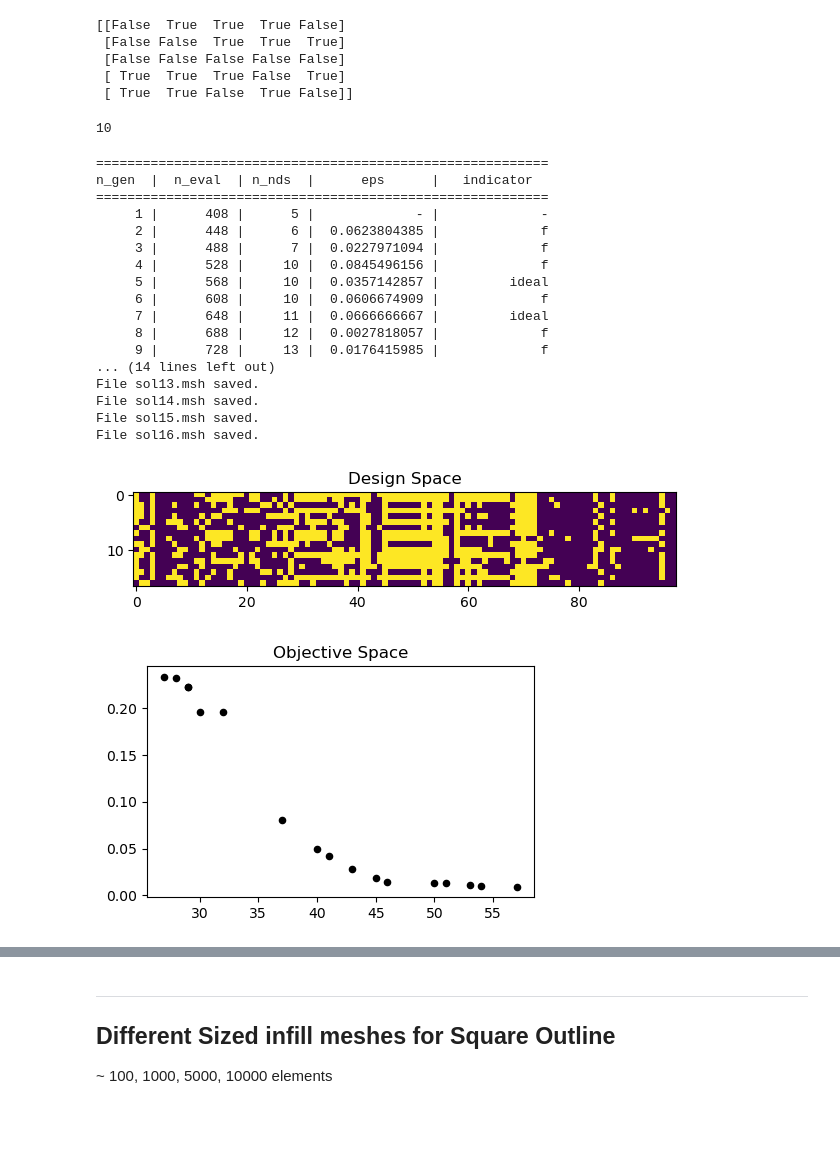
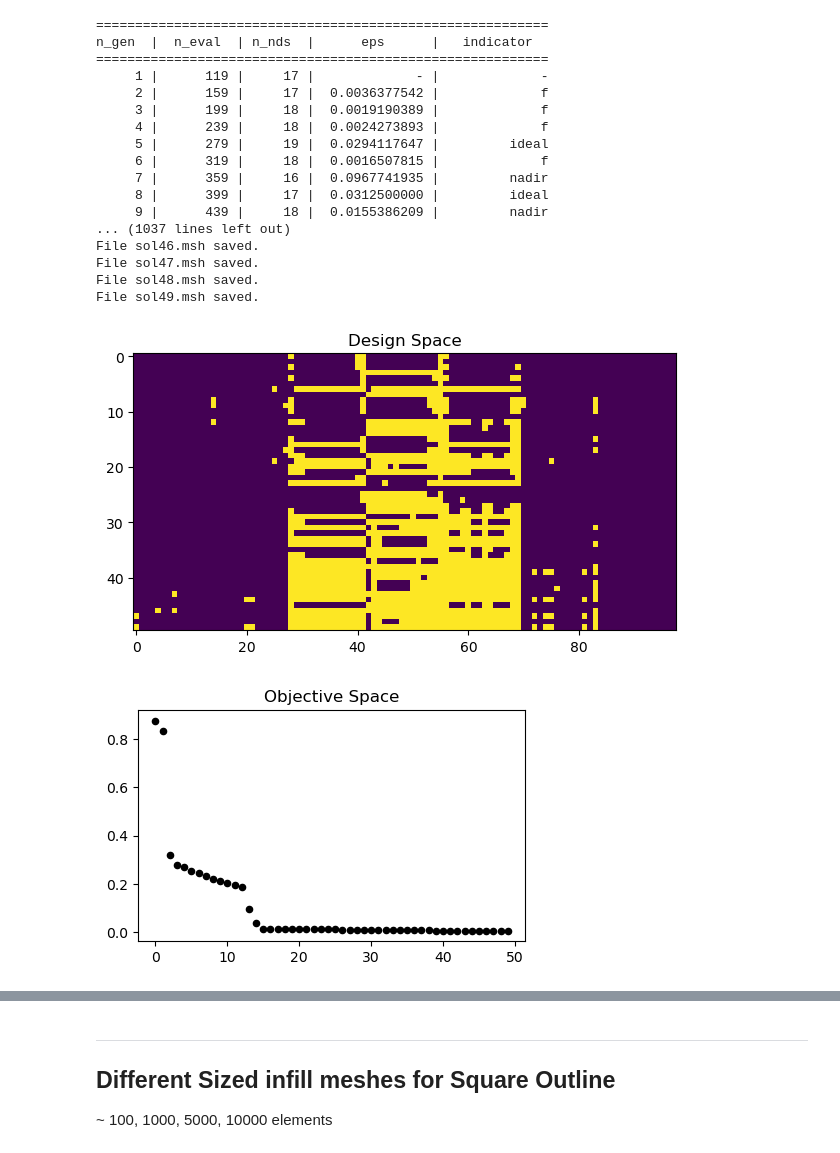
Before and after one commit to grohalex/Project2023, a Jupyter notebook: Pymoo_withFEA.ipynb, the cells around one changed output, grey strips where cells are left out. Cells and saved outputs as stored; diff of their text form; code cells hidden in the pictures; blank space fills up the shorter version.

```diff
--- a/Pymoo_withFEA.ipynb
+++ b/Pymoo_withFEA.ipynb
@@ -686,16 +694,3 @@ KeyboardInterrupt:
-# %%
-a = np.random.randint(0,2,(5,5), dtype=np.int32)
-print(a.astype(bool))
-# %% [output]
-[[False  True  True  True False]
- [False False  True  True  True]
- [False False False False False]
- [ True  True  True False  True]
- [ True  True False  True False]]
-# %%
-10 % 98
-# %% [output]
-10
 # %%
 # with PRECOMPUTED sampling implementation (using older solutions)
 # implementing pymoo multi-objective optimization with FEniCS FEA objectives
@@ -793,7 +788,7 @@ problem = MyProblem(conn, coords, num_el, meshfile)
 algorithm = NSGA2(
     pop_size=100,
     n_offsprings=40,
-    sampling=PrecomputedSampling(n_samples=500),
+    sampling=PrecomputedSampling(n_samples=200),
     crossover=TwoPointCrossover(prob=1.0),
     #crossover=UniformCrossover(),
     mutation=BitflipMutation(prob=0.5, prob_var= 2 * 1/num_el),  # mutation scaled by the num of elements
@@ -802,7 +797,7 @@ algorithm = NSGA2(
 
 
 # define the termination criterion
-termination = get_termination("n_gen", 10)
+termination = get_termination("n_gen", 1000)
 
 
 # solve the MOP
@@ -893,46 +888,46 @@ if len(X) > n_keep:
         ind = best_ASF[i]
         img_lab = plt.imread(img_dir / f"sol_{ind}.png")
         imagebox = OffsetImage(img_lab, zoom=0.045)
         imagebox.image.axes = ax
 
         fl_offset = (-1)**i * 20  # spreading fluctuating offset
         ab = AnnotationBbox(imagebox, (x, y),
                             xybox=(32 - 0.6 * fl_offset, 38 + fl_offset),
                             xycoords='data',
                             boxcoords=("offset points", "offset points"),
                             pad=-1,
                             arrowprops=dict(
                                 arrowstyle="->",
                                 connectionstyle="angle,angleA=0,angleB=90,rad=3",
                                 linewidth=0.5)
                             )
         ax.add_artist(ab)
         ax.text(x, y, f"  {str(ind)}", va='top', ha='left', zorder=4)
 
     xrang = np.abs(np.max(F_ASF[:,0]) - np.min(F_ASF[:,0]))
     yrang = np.abs(np.max(F_ASF[:,1]) - np.min(F_ASF[:,1]))
     ax.set_xlim((np.min(F_ASF[:,0]) - 0.05*xrang, np.max(F_ASF[:,0]) + 0.15*xrang ))
     ax.set_ylim((np.min(F_ASF[:,1]) - 0.1*yrang, np.max(F_ASF[:,1]) + 0.25*yrang ))
     plt.title(f"Objective Space of {n_kept} ASF-selected solutions")
     plt.savefig(out_dir / 'ObjectiveSpace-ASF.png')
     plt.show()
 # %% [output]
 ==========================================================
 n_gen  |  n_eval  | n_nds  |      eps      |   indicator
 ==========================================================
-     1 |      408 |      5 |             - |             -
-     2 |      448 |      6 |  0.0623804385 |             f
-     3 |      488 |      7 |  0.0227971094 |             f
-     4 |      528 |     10 |  0.0845496156 |             f
-     5 |      568 |     10 |  0.0357142857 |         ideal
-     6 |      608 |     10 |  0.0606674909 |             f
-     7 |      648 |     11 |  0.0666666667 |         ideal
-     8 |      688 |     12 |  0.0027818057 |             f
-     9 |      728 |     13 |  0.0176415985 |             f
-... (14 lines left out)
-File sol13.msh saved.
-File sol14.msh saved.
-File sol15.msh saved.
-File sol16.msh saved.
+     1 |      119 |     17 |             - |             -
+     2 |      159 |     17 |  0.0036377542 |             f
+     3 |      199 |     18 |  0.0019190389 |             f
+     4 |      239 |     18 |  0.0024273893 |             f
+     5 |      279 |     19 |  0.0294117647 |         ideal
+     6 |      319 |     18 |  0.0016507815 |             f
+     7 |      359 |     16 |  0.0967741935 |         nadir
+     8 |      399 |     17 |  0.0312500000 |         ideal
+     9 |      439 |     18 |  0.0155386209 |         nadir
+... (1037 lines left out)
+File sol46.msh saved.
+File sol47.msh saved.
+File sol48.msh saved.
+File sol49.msh saved.
-[figure, old version]
+[figure, new version]
-[figure, old version]
+[figure, new version]
```
Also changed, not shown: parts of 4 cells of this notebook, 1 other file.
